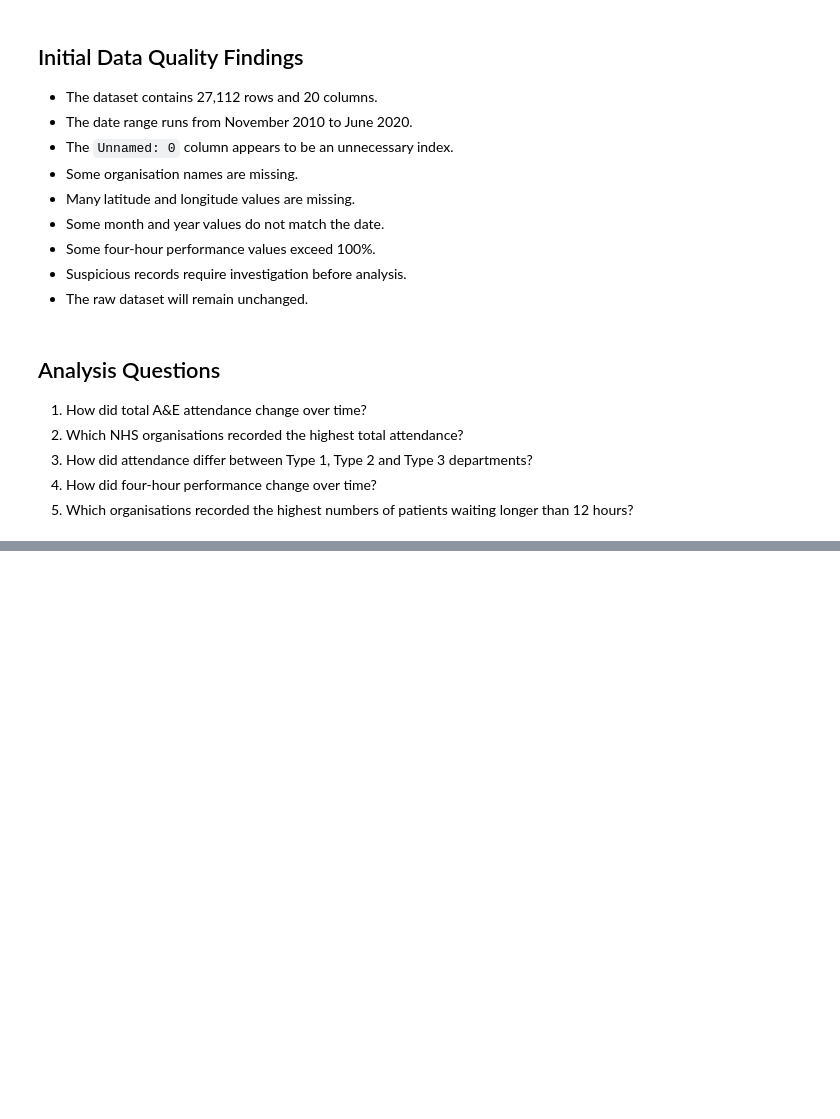
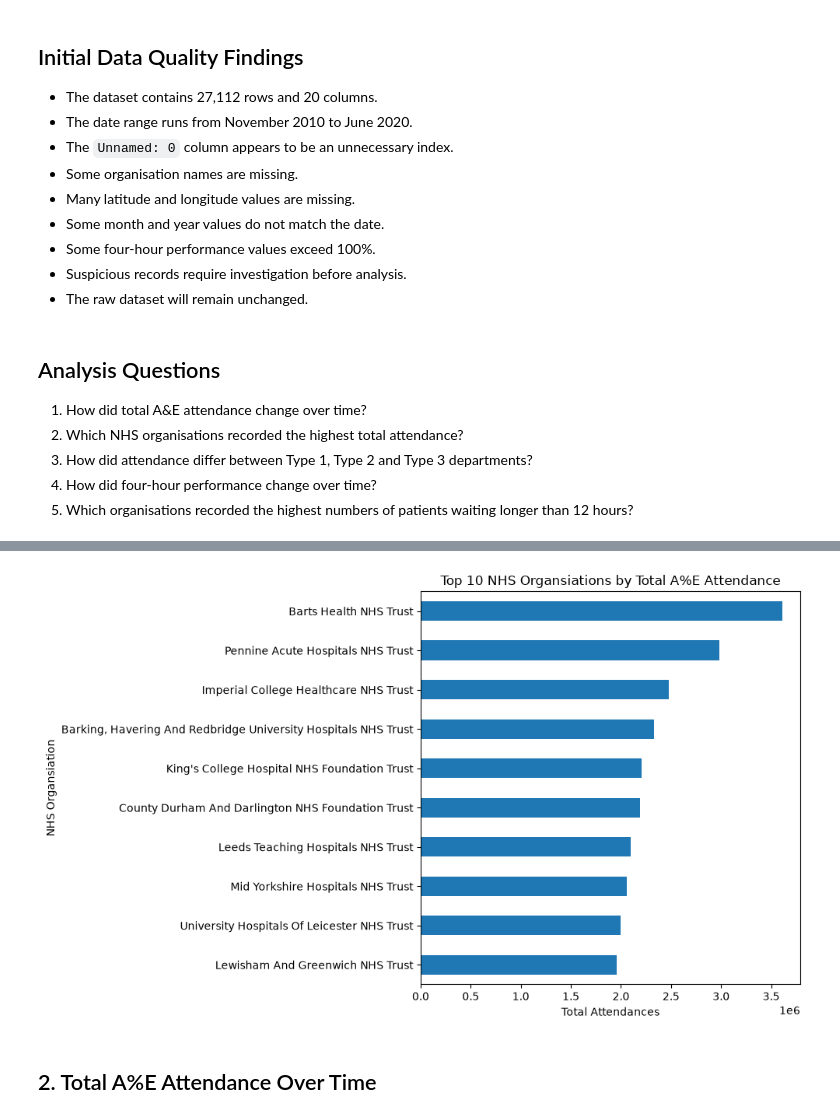
Before and after one commit to Prudycruise/nhs-healthcare-analytics, a Jupyter notebook: python/01_data_inspection.ipynb, the cells around one changed output, grey strips where cells are left out. Drawn from its saved outputs; the diff is of its cells as text; code cells hidden in the pictures; blank space fills up the shorter version.

Commit message:
Add NHS attendance analysis

```diff
--- a/python/01_data_inspection.ipynb
+++ b/python/01_data_inspection.ipynb
@@ -139,0 +142,10 @@ Values above 100%: 11792
+# %%
+# Total A&E attendances by NHS organisation
+organisation_attendance = (
+    df.groupby("Name")["Total attendances"]
+    .sum()
+    .sort_values(ascending=False)
+    .head(10)
+)
+
+organisation_attendance
@@ -139,0 +167,15 @@ Values above 100%: 11792
+# %%
+organisation_attendance.sort_values().plot(
+    kind="barh",
+    figsize=(10, 6),
+    title="Top 10 NHS Organsiations by Total A%E Attendance"
+)
+
+plt.xlabel("Total Attendances")
+plt.ylabel("NHS Organsiation")
+plt.tight_layout()
+plt.show()
+# %% [output]
+[figure, added]
+# %% [markdown]
+## 2. Total A%E Attendance Over Time
```
Also changed, not shown: parts of 5 cells of this notebook.
